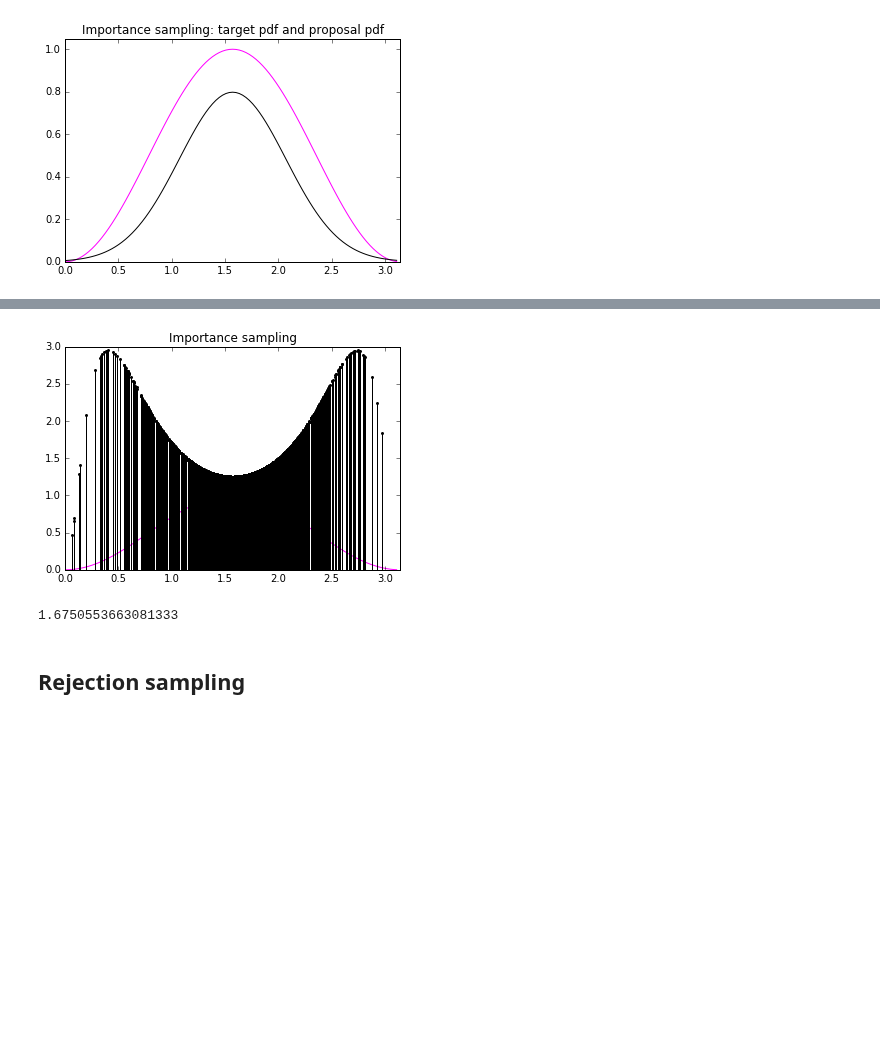
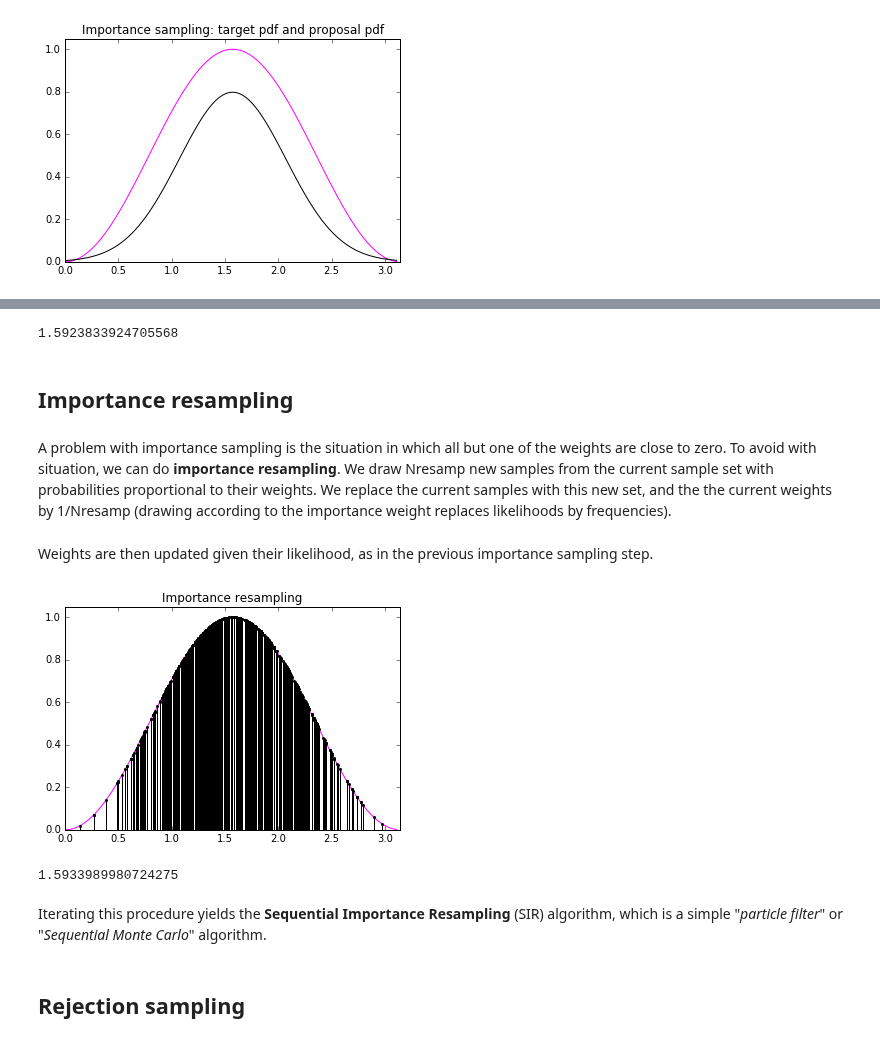
Before and after one commit to florent-leclercq/Bayes_InfoTheory, a Jupyter notebook: Sampling_Importance_Rejection.ipynb, the cells around one changed output, grey strips where cells are left out. Cells and saved outputs as stored; diff of their text form; code cells hidden in the pictures; blank space fills up the shorter version.

Commit message:
added importance resampling

```diff
--- a/Sampling_Importance_Rejection.ipynb
+++ b/Sampling_Importance_Rejection.ipynb
@@ -63,7 +67,8 @@ StandardMonteCarloI
 # %%
 Nsamp=1000
 # %%
-gaussian=norm(loc=(b-a)/2,scale=0.5)
+proposal=norm(loc=(b-a)/2,scale=0.5)
+proposal_pdf=proposal.pdf
 # %%
 plt.xlim(a,b)
 plt.ylim(0,1.05)
@@ -78,0 +81,3 @@ samples=target_pdf(randoms)/gaussian.pdf(randoms)
+# %%
+samples=proposal.rvs(size=Nsamp)
+weights=target_pdf(samples)/proposal_pdf(samples)
@@ -79,19 +98,39 @@ samples=target_pdf(randoms)/gaussian.pdf(randoms)
+# %%
+ImportanceI=np.sum(weights)/Nsamp
+ImportanceI
+# %% [output]
+1.5923833924705568
+# %% [markdown]
+## Importance resampling
+# %% [markdown]
+A problem with importance sampling is the situation in which all but one of the weights are close to zero. To avoid with situation, we can do **importance resampling**. We draw Nresamp new samples from the current sample set with probabilities proportional to their weights. We replace the current samples with this new set, and the the current weights by 1/Nresamp (drawing according to the importance weight replaces likelihoods by frequencies).
+# %%
+Nresamp=500
+normalizedweights=weights/np.sum(weights)
+resamples=np.random.choice(samples, size=Nresamp, replace=True, p=normalizedweights)
+reweights=1./Nresamp*np.ones(Nresamp)
+# %% [markdown]
+Weights are then updated given their likelihood, as in the previous importance sampling step.
+# %%
+reweights*=target_pdf(resamples)/(1./Nresamp)
 # %%
 plt.xlim(a,b)
-plt.ylim(0,3.)
+plt.ylim(0,1.05)
 plt.plot(x_arr,f_arr,color='magenta')
-markerline, stemlines, baseline = plt.stem(randoms,samples,color='black')
+markerline, stemlines, baseline = plt.stem(resamples,reweights,color='black')
 plt.setp(markerline, color='black', markersize=3., markeredgewidth = 0.)
 plt.setp(stemlines, color='black')
-plt.title("Importance sampling")
+plt.title("Importance resampling")
 plt.show()
 # %% [output]
-[figure, old version]
+[figure, new version]
-# %%
-ImportanceI=np.sum(samples)/Nsamp
-ImportanceI
-# %% [output]
-1.6750553663081333
+# %%
+ImportanceReI=np.sum(resamples)/Nresamp
+ImportanceReI
+# %% [output]
+1.5933989980724275
+# %% [markdown]
+Iterating this procedure yields the **Sequential Importance Resampling** (SIR) algorithm, which is a simple "*particle filter*" or "*Sequential Monte Carlo*" algorithm.
 # %% [markdown]
 ## Rejection sampling
 # %%
```
Also changed, not shown: parts of 11 cells of this notebook.
